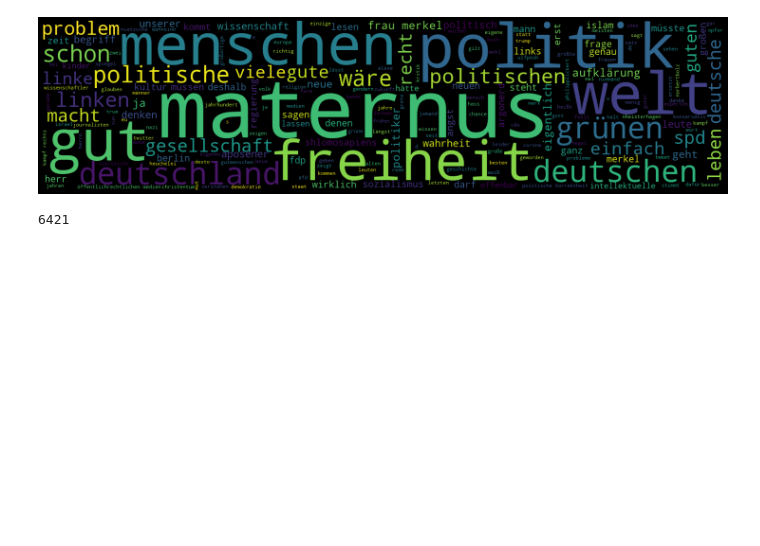
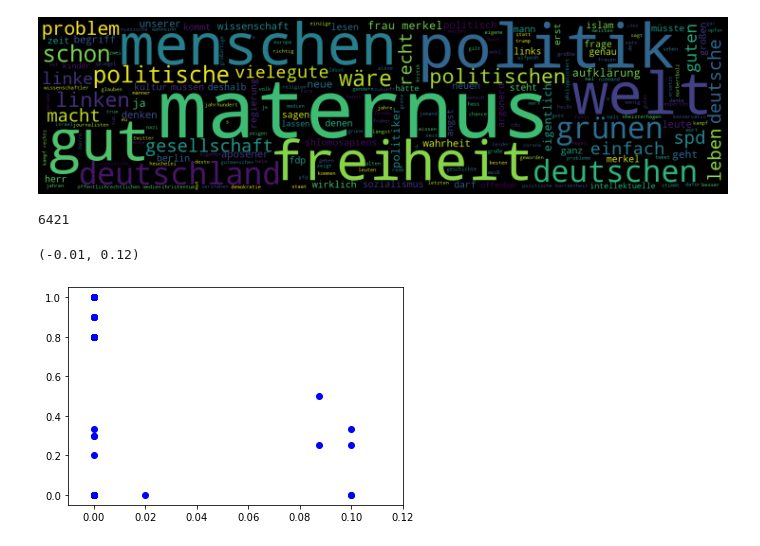
Before and after one commit to DavidSiegl/Introduction-to-DH-Tools-and-Methods-David-Siegl, a Jupyter notebook: Twitter-Analysis/Twitter-Bolz.ipynb, the cells around one changed output. Saved outputs shown, nothing was run; the diff lists cells and outputs as text; code cells hidden in the pictures; blank space fills up the shorter version.

```diff
--- a/Twitter-Analysis/Twitter-Bolz.ipynb
+++ b/Twitter-Analysis/Twitter-Bolz.ipynb
@@ -130,3 +131,12 @@ unique = [w for w in string_token if c[w] == 1]
 len(unique)
 # %% [output]
 6421
+# %%
+pol = lambda x: TextBlobDE(x).sentiment.polarity
+sub = lambda x: TextBlobDE(x).sentiment.subjectivity
+
+tweets_clean['polarity'] = tweets_clean['Text'].apply(pol)
+tweets_clean['subjectivity'] = tweets_clean['Text'].apply(sub)
+# %% [output]
+(-0.01, 0.12)
+[figure, added]
```
Also changed, not shown: parts of 2 cells of this notebook.
